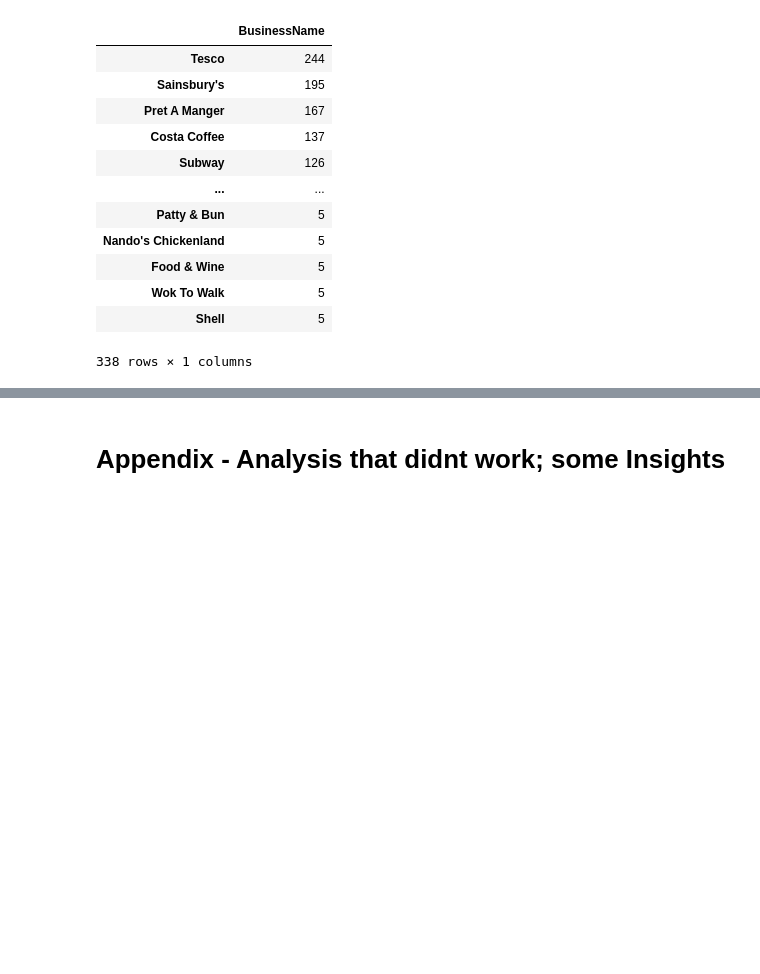
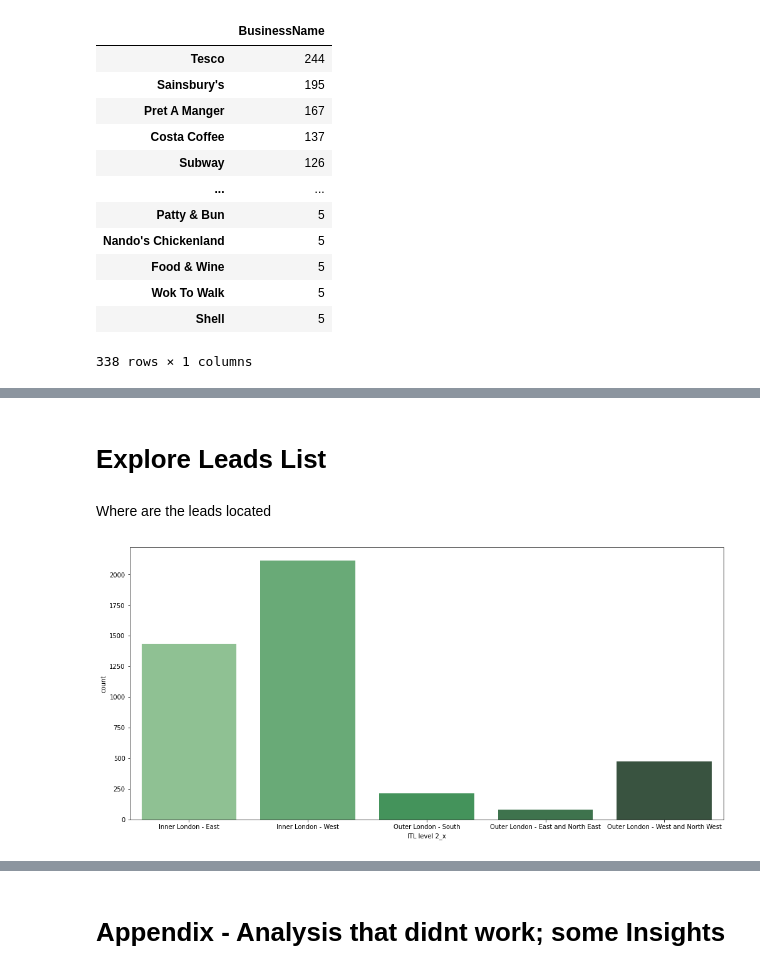
Before and after one commit to LouiseDantas/london-food-delivery, a Jupyter notebook: uber_notebook.ipynb, the cells around one changed output, grey strips where cells are left out. Drawn from its saved outputs; the diff is of its cells as text; code cells hidden in the pictures; blank space fills up the shorter version.

```diff
--- a/uber_notebook.ipynb
+++ b/uber_notebook.ipynb
@@ -390,0 +355,2 @@ fig=sns.countplot(y="BusinessType", data=leads_hot_list, palette="Greens_d",
+# %%
+leads_hot_list=leads_hot_list[~leads_hot_list['RatingValue'].isin(['0','1','2'])]
@@ -390,0 +375,12 @@ fig=sns.countplot(y="BusinessType", data=leads_hot_list, palette="Greens_d",
+# %% [markdown]
+# Explore Leads List
+# %%
+leads_df=leads_hot_list[['BusinessName','AddressLine1','AddressLine2','AddressLine3','AddressLine4','postcode','RatingValue','RatingDate','London zone_x','ITL level 2_x','Average Income_x']]
+# %% [markdown]
+Where are the leads located
+# %%
+fig_dims = (17, 8)
+fig = plt.subplots(figsize=fig_dims)
+fig=sns.countplot(x="ITL level 2_x", data=leads_df, palette="Greens_d")
+# %% [output]
+[figure, added]
```
Also changed, not shown: parts of 36 cells of this notebook.
